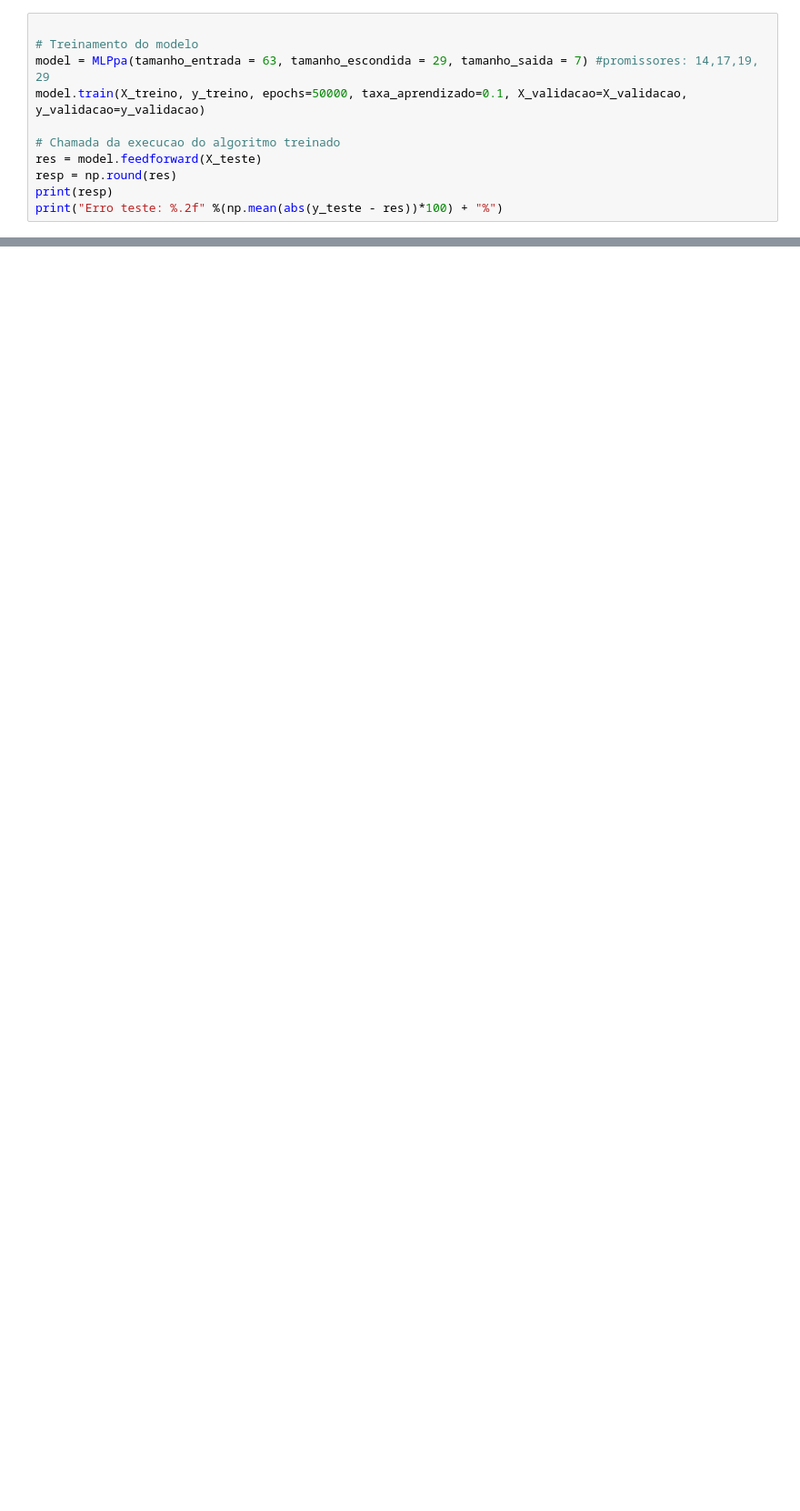
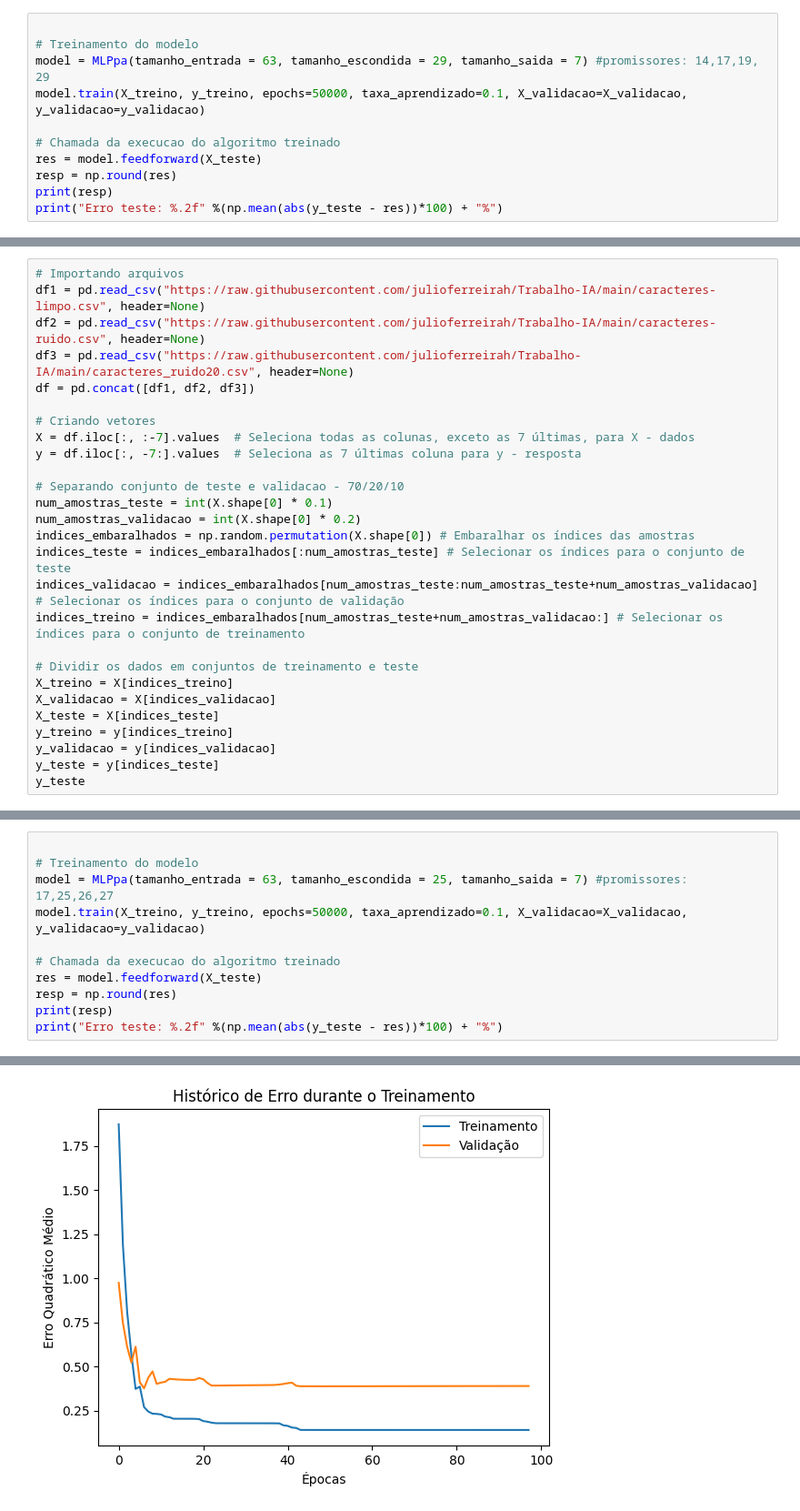
Before and after one commit to julioferreirah/Inteligencia-Artificial, a Jupyter notebook: TrabalhoIA_MLP.ipynb, the cells around one changed output, grey strips where cells are left out. Shown at 91% size. Saved outputs shown, nothing was run; the diff lists cells and outputs as text; blank space fills up the shorter version.

```diff
--- a/TrabalhoIA_MLP.ipynb
+++ b/TrabalhoIA_MLP.ipynb
@@ -406,0 +519,27 @@ print("Erro teste: %.2f" %(np.mean(abs(y_teste - res))*100) + "%")
+# %%
+# Importando arquivos
+df1 = pd.read_csv("https://raw.githubusercontent.com/julioferreirah/Trabalho-IA/main/caracteres-limpo.csv", header=None)
+df2 = pd.read_csv("https://raw.githubusercontent.com/julioferreirah/Trabalho-IA/main/caracteres-ruido.csv", header=None)
+df3 = pd.read_csv("https://raw.githubusercontent.com/julioferreirah/Trabalho-IA/main/caracteres_ruido20.csv", header=None)
+df = pd.concat([df1, df2, df3])
+
+# Criando vetores
+X = df.iloc[:, :-7].values  # Seleciona todas as colunas, exceto as 7 últimas, para X - dados
+y = df.iloc[:, -7:].values  # Seleciona as 7 últimas coluna para y - resposta
+
+# Separando conjunto de teste e validacao - 70/20/10
+num_amostras_teste = int(X.shape[0] * 0.1)
+num_amostras_validacao = int(X.shape[0] * 0.2)
+indices_embaralhados = np.random.permutation(X.shape[0]) # Embaralhar os índices das amostras
+indices_teste = indices_embaralhados[:num_amostras_teste] # Selecionar os índices para o conjunto de teste
+indices_validacao = indices_embaralhados[num_amostras_teste:num_amostras_teste+num_amostras_validacao] # Selecionar os índices para o conjunto de validação
+indices_treino = indices_embaralhados[num_amostras_teste+num_amostras_validacao:] # Selecionar os índices para o conjunto de treinamento
+
+# Dividir os dados em conjuntos de treinamento e teste
+X_treino = X[indices_treino]
+X_validacao = X[indices_validacao]
+X_teste = X[indices_teste]
+y_treino = y[indices_treino]
+y_validacao = y[indices_validacao]
+y_teste = y[indices_teste]
+y_teste
@@ -406,0 +553,12 @@ print("Erro teste: %.2f" %(np.mean(abs(y_teste - res))*100) + "%")
+# %%
+
+# Treinamento do modelo
+model = MLPpa(tamanho_entrada = 63, tamanho_escondida = 25, tamanho_saida = 7) #promissores: 17,25,26,27
+model.train(X_treino, y_treino, epochs=50000, taxa_aprendizado=0.1, X_validacao=X_validacao, y_validacao=y_validacao)
+
+# Chamada da execucao do algoritmo treinado
+res = model.feedforward(X_teste)
+resp = np.round(res)
+print(resp)
+print("Erro teste: %.2f" %(np.mean(abs(y_teste - res))*100) + "%")
+# %% [output]
@@ -406,0 +568 @@ print("Erro teste: %.2f" %(np.mean(abs(y_teste - res))*100) + "%")
+[figure, added]
```
Also changed, not shown: parts of 46 cells of this notebook.
